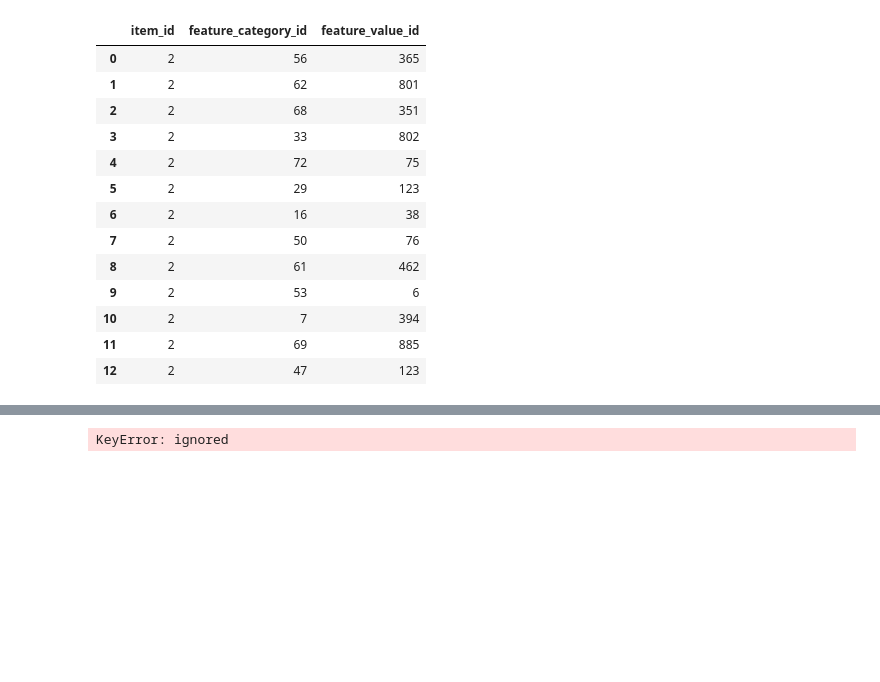
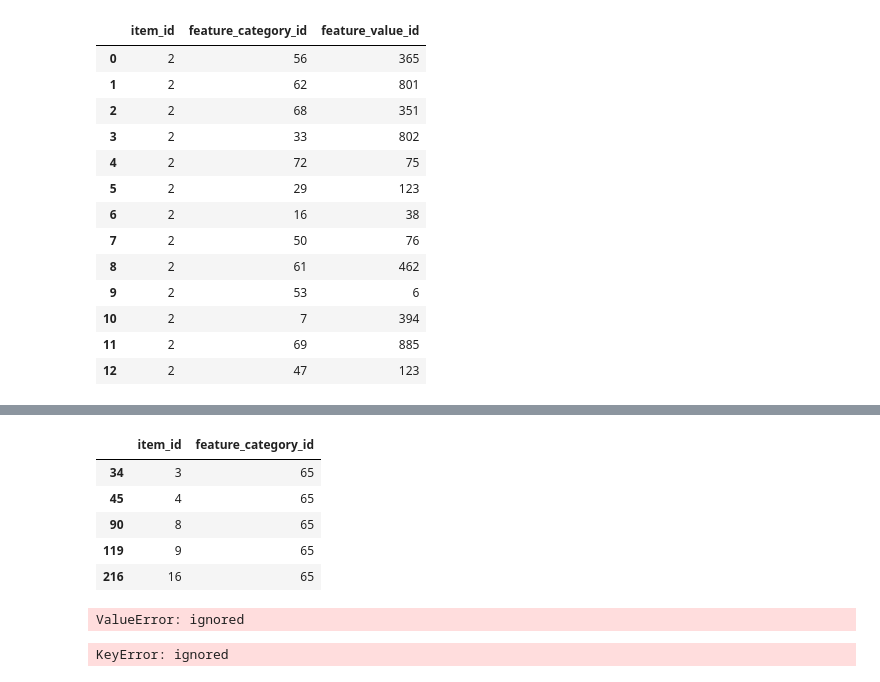
Before and after one commit to Ananassio/Data-Science_lab, a Jupyter notebook: Project/Data.ipynb, the cells around one changed output, grey strips where cells are left out. Drawn from its saved outputs; the diff is of its cells as text; code cells hidden in the pictures; blank space fills up the shorter version.

```diff
--- a/Project/Data.ipynb
+++ b/Project/Data.ipynb
@@ -96,0 +117,4 @@ features.head(13)
+# %%
+a = features.drop(['feature_value_id'],axis=1)
+if a[a['item_id']== 10].duplicated().sum() > 0:
+  print(10)
@@ -113,3 +184,16 @@ features[features['feature_category_id'] == 30]
+# %%
+a[a['feature_category_id'] == 65].head()
+# %% [output]
+|  | item_id | feature_category_id |
+| 34 | 3 | 65 |
+| 45 | 4 | 65 |
+| 90 | 8 | 65 |
+| 119 | 9 | 65 |
+| 216 | 16 | 65 |
+# %%
+a.pivot(index='item_id',columns='feature_category_id')
+# %% [output]
+ValueError: ignored
 # %%
 g =list()
 # %%
```
Also changed, not shown: parts of 9 cells of this notebook.
